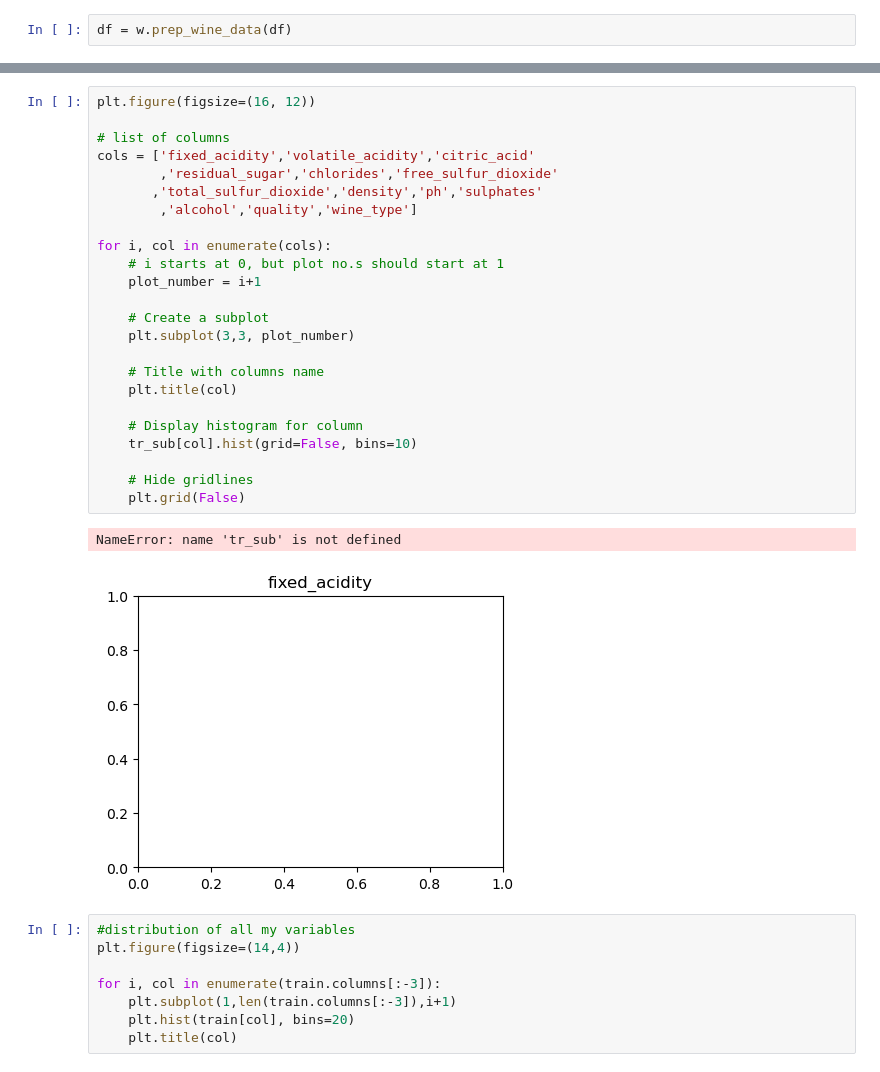
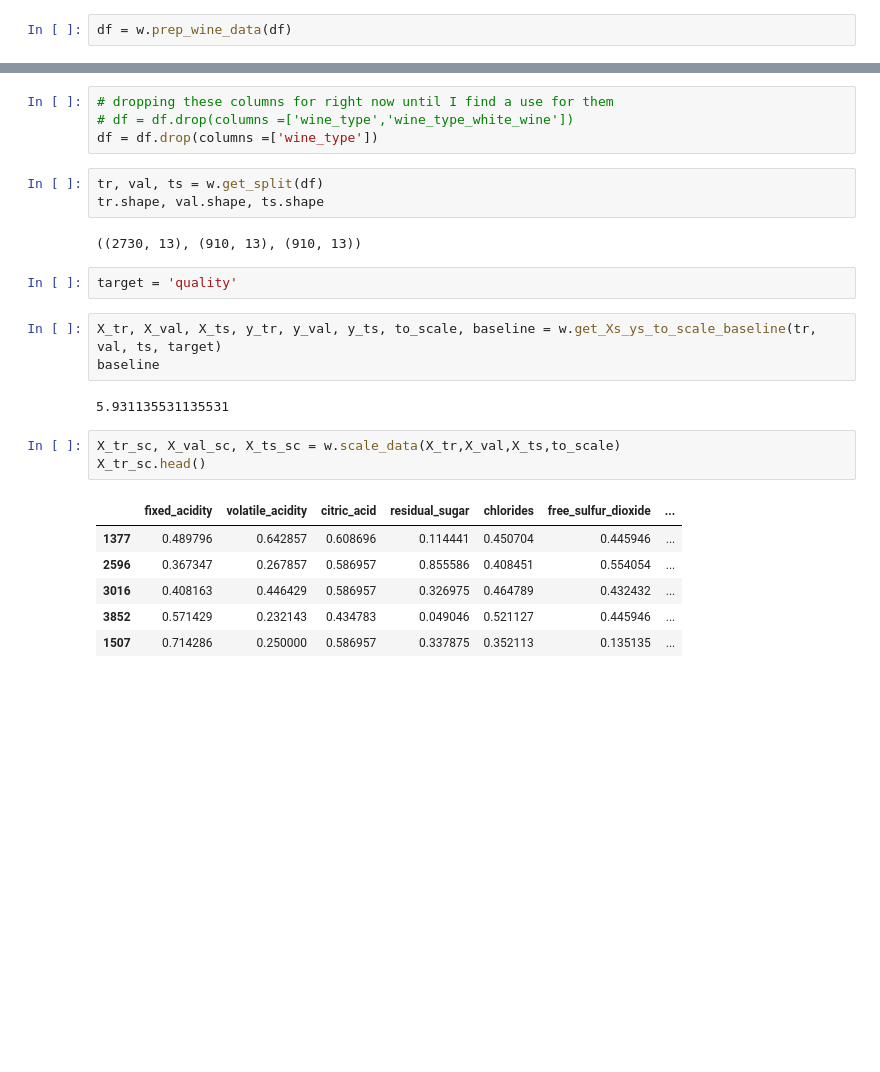
Before and after one commit to Team-BCR/project3_wine, a Jupyter notebook: Wine_project_lugo.ipynb, the cells around one changed output, grey strips where cells are left out. Saved outputs shown, nothing was run; the diff lists cells and outputs as text; blank space fills up the shorter version.

```diff
--- a/Wine_project_lugo.ipynb
+++ b/Wine_project_lugo.ipynb
@@ -167,35 +195,26 @@ plt.show()
-# %%
-plt.figure(figsize=(16, 12))
-
-# list of columns
-cols = ['fixed_acidity','volatile_acidity','citric_acid'
-        ,'residual_sugar','chlorides','free_sulfur_dioxide'
-       ,'total_sulfur_dioxide','density','ph','sulphates'
-        ,'alcohol','quality','wine_type']
-
-for i, col in enumerate(cols):
-    # i starts at 0, but plot no.s should start at 1
-    plot_number = i+1
-
-    # Create a subplot
-    plt.subplot(3,3, plot_number)
-
-    # Title with columns name
-    plt.title(col)
-
-    # Display histogram for column
-    tr_sub[col].hist(grid=False, bins=10)
-
-    # Hide gridlines
-    plt.grid(False)
-# %% [output]
-NameError: name 'tr_sub' is not defined
-[figure, removed]
-# %%
-#distribution of all my variables
-plt.figure(figsize=(14,4))
-
-for i, col in enumerate(train.columns[:-3]):
-    plt.subplot(1,len(train.columns[:-3]),i+1)
-    plt.hist(train[col], bins=20)
-    plt.title(col)
+# %%
+# dropping these columns for right now until I find a use for them
+# df = df.drop(columns =['wine_type','wine_type_white_wine'])
+df = df.drop(columns =['wine_type'])
+# %%
+tr, val, ts = w.get_split(df)
+tr.shape, val.shape, ts.shape
+# %% [output]
+((2730, 13), (910, 13), (910, 13))
+# %%
+target = 'quality'
+# %%
+X_tr, X_val, X_ts, y_tr, y_val, y_ts, to_scale, baseline = w.get_Xs_ys_to_scale_baseline(tr, val, ts, target)
+baseline
+# %% [output]
+5.931135531135531
+# %%
+X_tr_sc, X_val_sc, X_ts_sc = w.scale_data(X_tr,X_val,X_ts,to_scale)
+X_tr_sc.head()
+# %% [output]
+|  | fixed_acidity | volatile_acidity | citric_acid | residual_sugar | chlorides | free_sulfur_dioxide | ... |
+| 1377 | 0.489796 | 0.642857 | 0.608696 | 0.114441 | 0.450704 | 0.445946 | ... |
+| 2596 | 0.367347 | 0.267857 | 0.586957 | 0.855586 | 0.408451 | 0.554054 | ... |
+| 3016 | 0.408163 | 0.446429 | 0.586957 | 0.326975 | 0.464789 | 0.432432 | ... |
+| 3852 | 0.571429 | 0.232143 | 0.434783 | 0.049046 | 0.521127 | 0.445946 | ... |
+| 1507 | 0.714286 | 0.250000 | 0.586957 | 0.337875 | 0.352113 | 0.135135 | ... |
```
Also changed, not shown: parts of 10 cells of this notebook, 2 other files.
